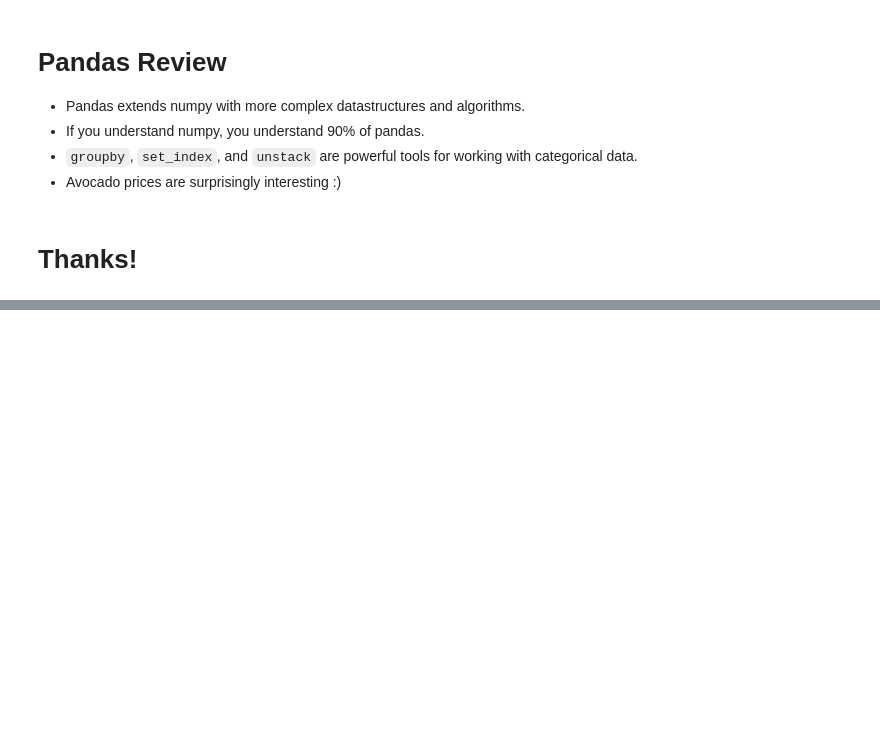
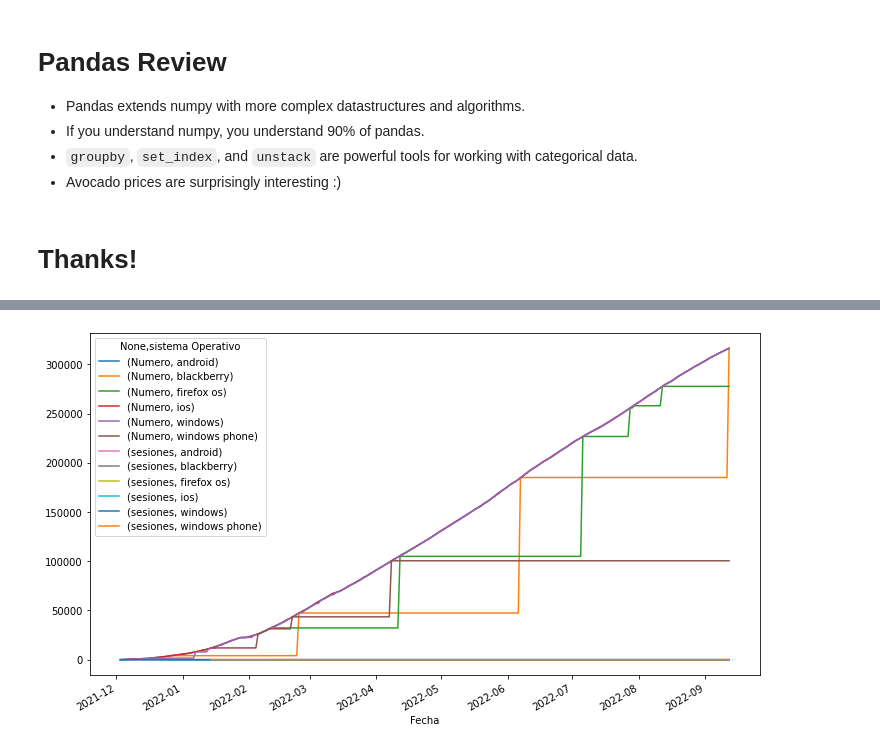
Before and after one commit to savillotaa/AlgorithmsUN2023I, a Jupyter notebook: LAB2/savillotaa_Lab2.ipynb, the cells around one changed output, grey strips where cells are left out. Cells and saved outputs as stored; diff of their text form; code cells hidden in the pictures; blank space fills up the shorter version.

```diff
--- a/LAB2/savillotaa_Lab2.ipynb
+++ b/LAB2/savillotaa_Lab2.ipynb
@@ -1605,0 +1612,3 @@ ax.set_xticklabels(ax.get_xticklabels(), rotation=45);
+# %%
+wifiCu = pd.read_csv('Informaci_n_de_trafico_de_las_Zonas_Wi-Fi_del_municipio_de_San_Jos__de_C_cuta.csv', parse_dates=['Fecha'], index_col='Fecha')
+wifiCu.head()
@@ -1605,0 +1634,4 @@ ax.set_xticklabels(ax.get_xticklabels(), rotation=45);
+# %%
+wifiCu.groupby(['Fecha', 'sistema Operativo']).mean().unstack().ffill().plot();
+# %% [output]
+[figure, added]
```
Also changed, not shown: parts of 6 cells of this notebook.
